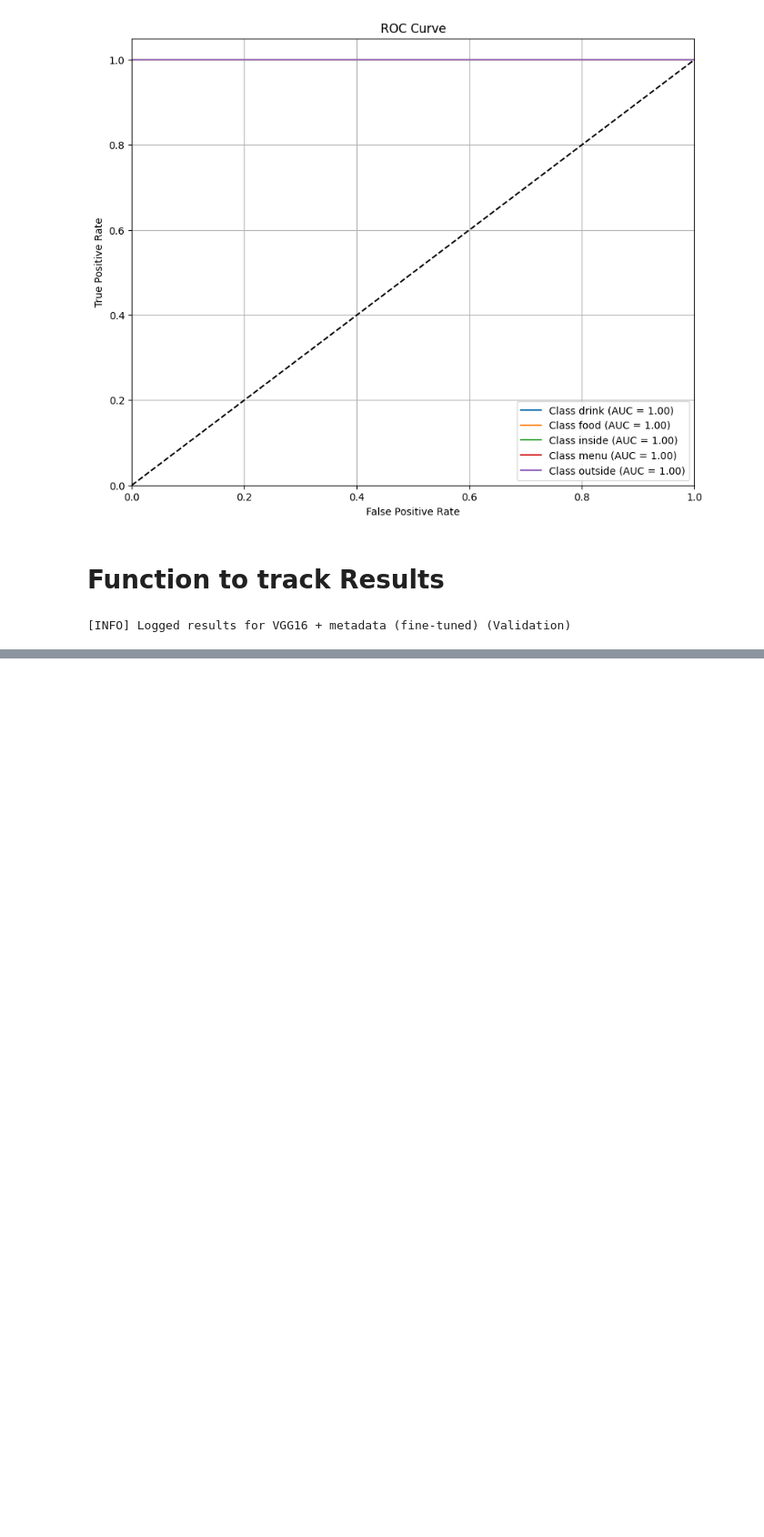
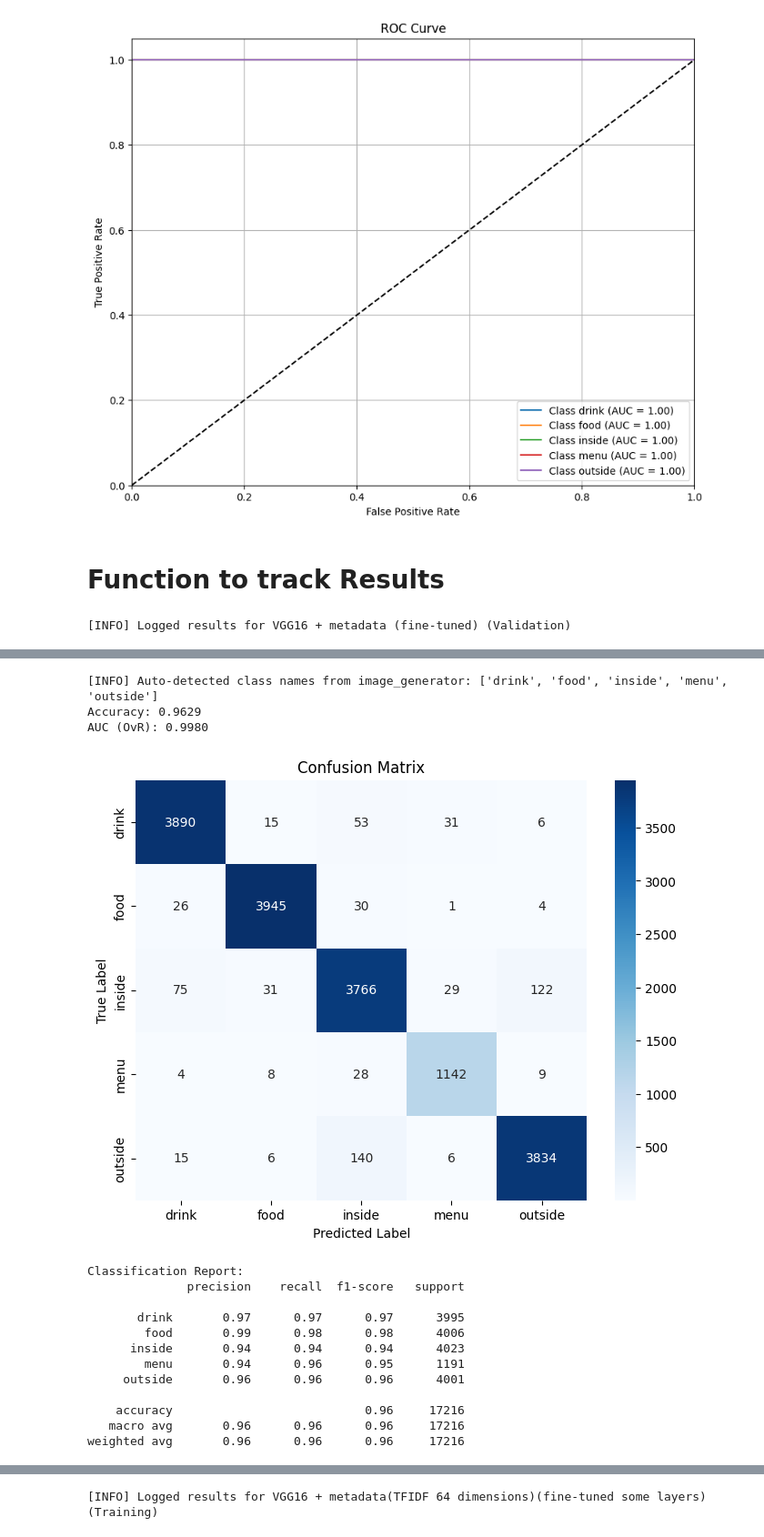
Before and after one commit to LCIT-AISC-T3-S25/Group1, a Jupyter notebook: Computer_Vision/Assignment1/src/notebooks/CV_Assignment1_question2.ipynb, the cells around one changed output, grey strips where cells are left out. Shown at 91% size. Cells and saved outputs as stored; diff of their text form; code cells hidden in the pictures; blank space fills up the shorter version.

```diff
--- a/Computer_Vision/Assignment1/src/notebooks/CV_Assignment1_question2.ipynb
+++ b/Computer_Vision/Assignment1/src/notebooks/CV_Assignment1_question2.ipynb
@@ -697,0 +1222,20 @@ Next Steps:
+# %%
+
+metrics = evaluate_model(model_iter3, train_meta_gen, num_classes=5)
+# %% [output]
+[INFO] Auto-detected class names from image_generator: ['drink', 'food', 'inside', 'menu', 'outside']
+Accuracy: 0.9629
+AUC (OvR): 0.9980
+[figure, added]
+Classification Report:
+              precision    recall  f1-score   support
+
+       drink       0.97      0.97      0.97      3995
+        food       0.99      0.98      0.98      4006
+      inside       0.94      0.94      0.94      4023
+        menu       0.94      0.96      0.95      1191
+     outside       0.96      0.96      0.96      4001
+
+    accuracy                           0.96     17216
+   macro avg       0.96      0.96      0.96     17216
+weighted avg       0.96      0.96      0.96     17216
@@ -697,0 +1243,9 @@ Next Steps:
+# %%
+log_model_results(
+    model_name = 'VGG16 + metadata(TFIDF 64 dimensions)(fine-tuned some layers)',
+    data_type = 'Training',
+    accuracy = metrics['accuracy'],
+    auc_score = metrics['auc']
+)
+# %% [output]
+[INFO] Logged results for VGG16 + metadata(TFIDF 64 dimensions)(fine-tuned some layers) (Training)
```
Also changed, not shown: parts of 77 cells of this notebook.
